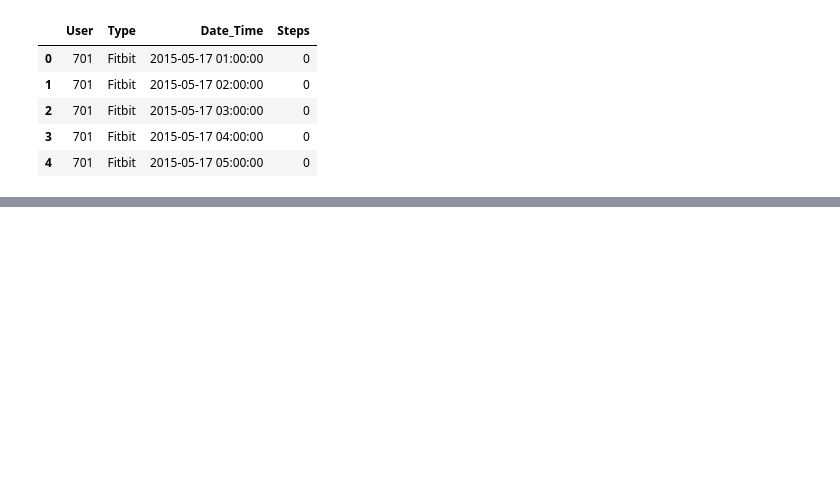
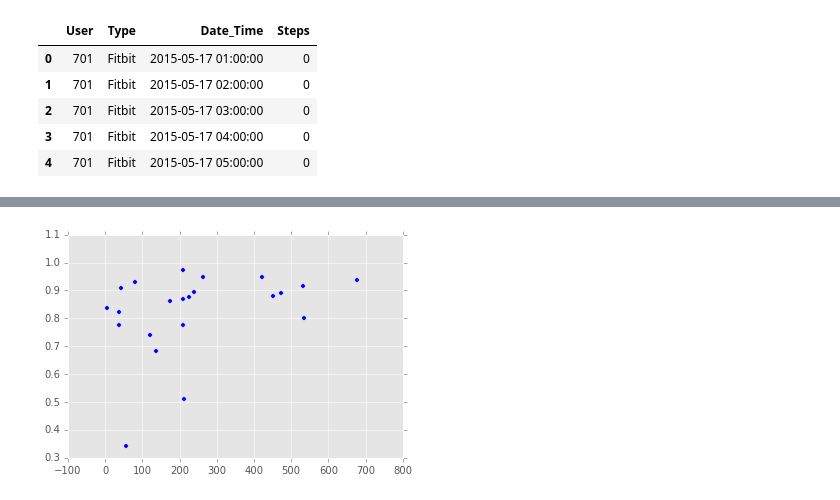
Before and after one commit to mpera/MIDS, a Jupyter notebook: MIDS .ipynb, the cells around one changed output, grey strips where cells are left out. Saved outputs shown, nothing was run; the diff lists cells and outputs as text; code cells hidden in the pictures; blank space fills up the shorter version.

```diff
--- a/MIDS .ipynb
+++ b/MIDS .ipynb
@@ -174,0 +180,11 @@ for user, user_data in master.groupby(['User']):
+# %%
+# Creating a dataframe for correlation coefficients and total minutes of MVPA per user
+comparison_data = pd.DataFrame(correlation)
+comparison_data.columns = ['Coefficient']
+
+by_user = accel_total.groupby(['User'])
+total_mvpa = by_user.sum()['MVPA']
+total_mvpa = pd.DataFrame(total_mvpa)
+
+comparison_data['MVPA']=total_mvpa.MVPA
+comparison_data.head()
@@ -174,0 +198,11 @@ for user, user_data in master.groupby(['User']):
+# %%
+x = comparison_data.Coefficient.values
+y = comparison_data.MVPA.values
+
+plt.scatter(y, x)
+plt.xlabel('Correlation Coefficient')
+plt.ylabel('Frequency')
+plt.title('Distribution of Correlation Coefficients')
+plt.show()
+# %% [output]
+[figure, added]
```
Also changed, not shown: parts of 10 cells of this notebook.
